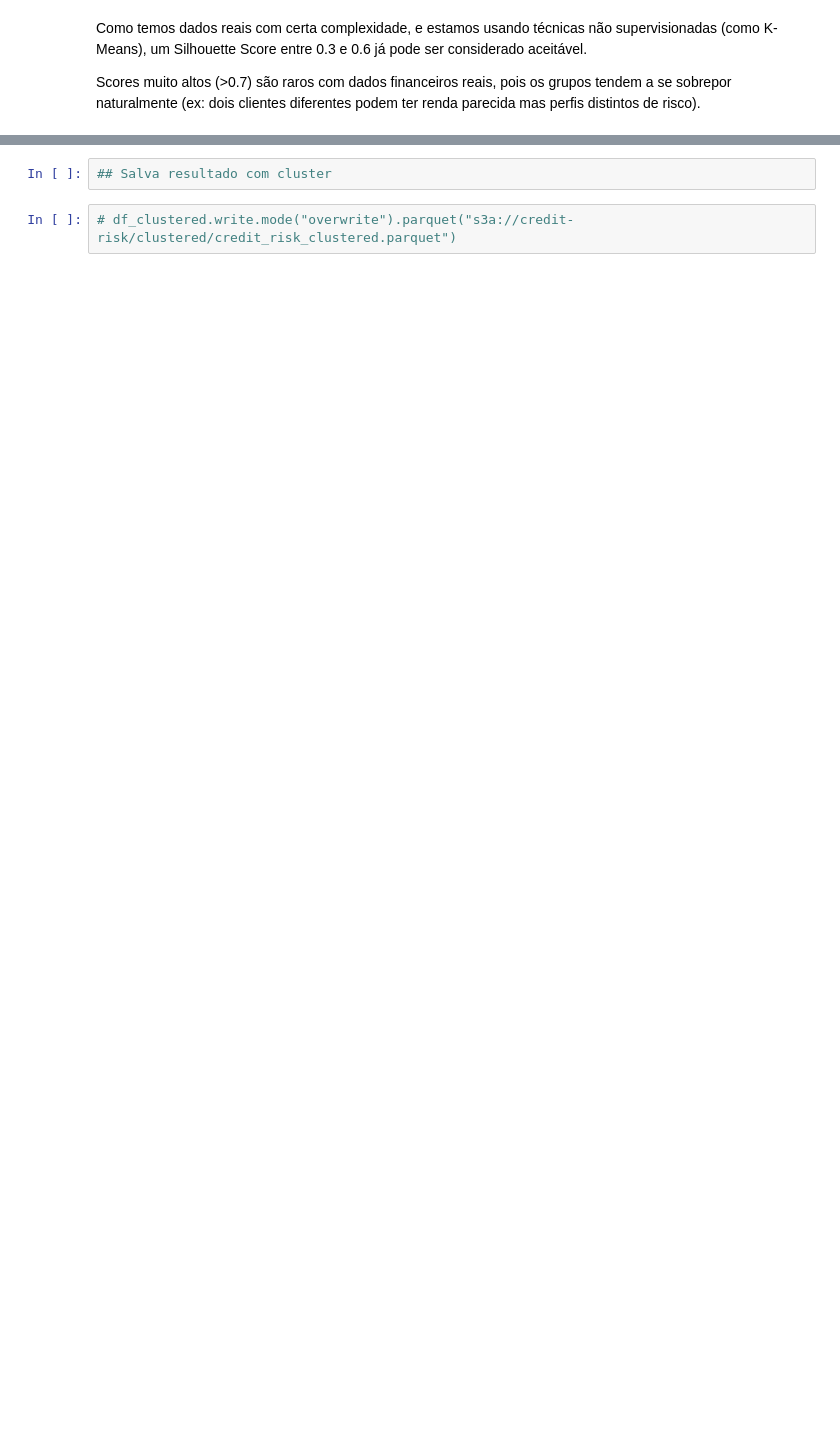
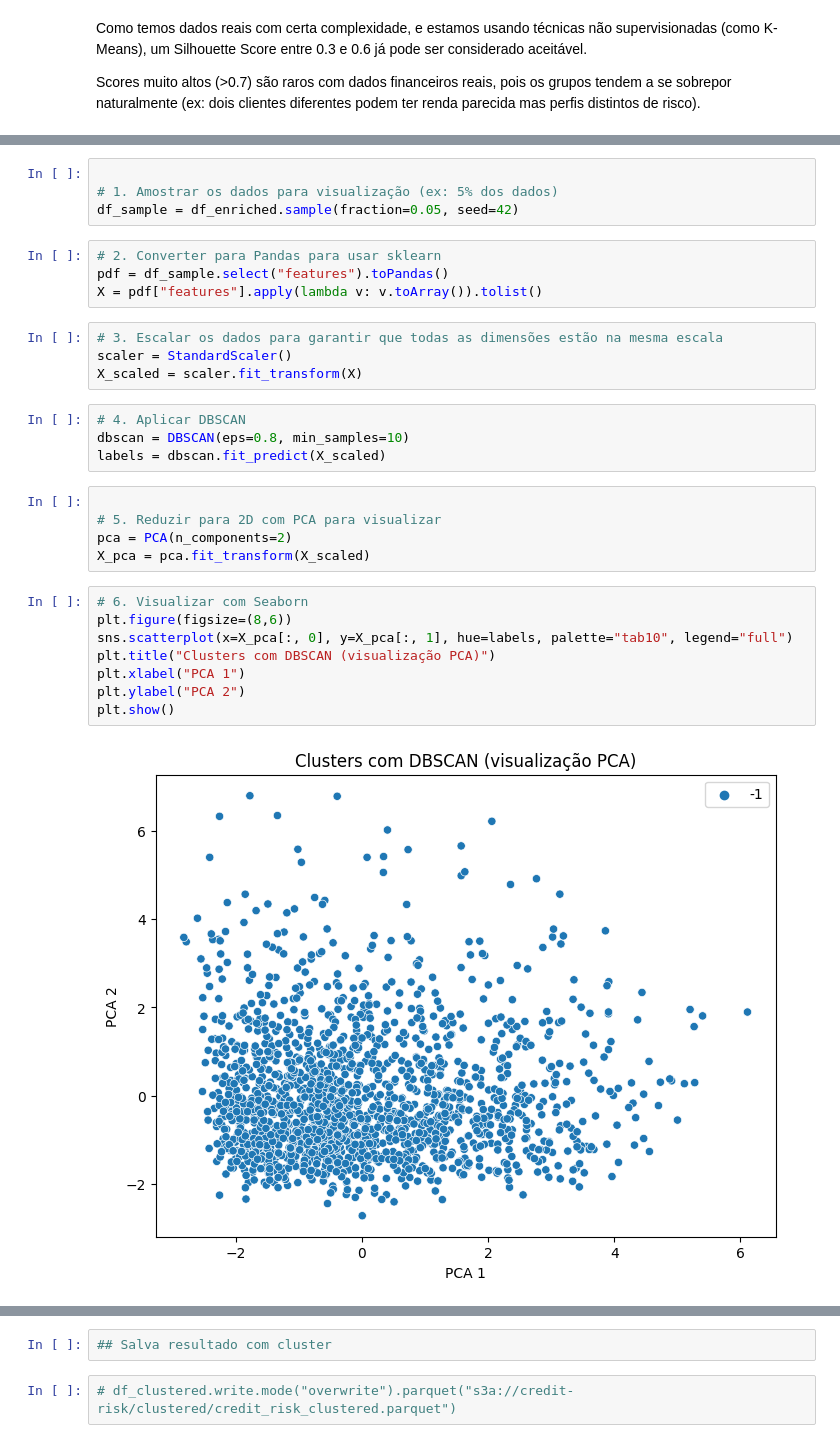
Before and after one commit to bigarcia/especializacao-pece-monografia, a Jupyter notebook: Monografia_Exploração_e_Testes.ipynb, the cells around one changed output, grey strips where cells are left out. Drawn from its saved outputs; the diff is of its cells as text; blank space fills up the shorter version.

```diff
--- a/Monografia_Exploração_e_Testes.ipynb
+++ b/Monografia_Exploração_e_Testes.ipynb
@@ -722,0 +967,31 @@ df_clustered.groupBy("cluster").avg("person_income", "loan_amnt", "loan_int_rate
+# %%
+
+# 1. Amostrar os dados para visualização (ex: 5% dos dados)
+df_sample = df_enriched.sample(fraction=0.05, seed=42)
+# %%
+# 2. Converter para Pandas para usar sklearn
+pdf = df_sample.select("features").toPandas()
+X = pdf["features"].apply(lambda v: v.toArray()).tolist()
+# %%
+# 3. Escalar os dados para garantir que todas as dimensões estão na mesma escala
+scaler = StandardScaler()
+X_scaled = scaler.fit_transform(X)
+# %%
+# 4. Aplicar DBSCAN
+dbscan = DBSCAN(eps=0.8, min_samples=10)
+labels = dbscan.fit_predict(X_scaled)
+# %%
+
+# 5. Reduzir para 2D com PCA para visualizar
+pca = PCA(n_components=2)
+X_pca = pca.fit_transform(X_scaled)
+# %%
+# 6. Visualizar com Seaborn
+plt.figure(figsize=(8,6))
+sns.scatterplot(x=X_pca[:, 0], y=X_pca[:, 1], hue=labels, palette="tab10", legend="full")
+plt.title("Clusters com DBSCAN (visualização PCA)")
+plt.xlabel("PCA 1")
+plt.ylabel("PCA 2")
+plt.show()
+# %% [output]
+[figure, added]
```
Also changed, not shown: parts of 111 cells of this notebook.
